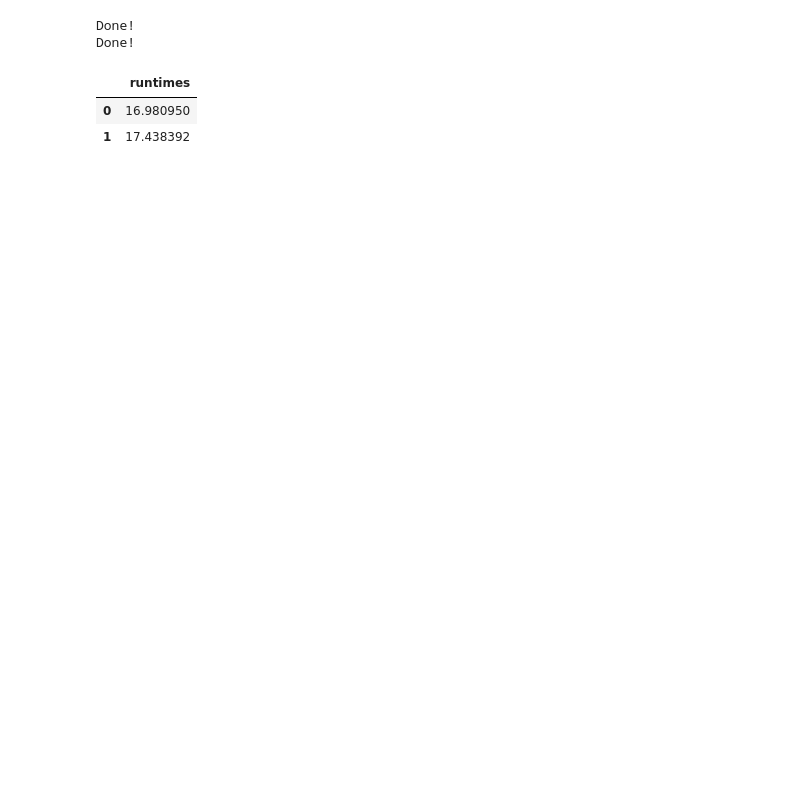
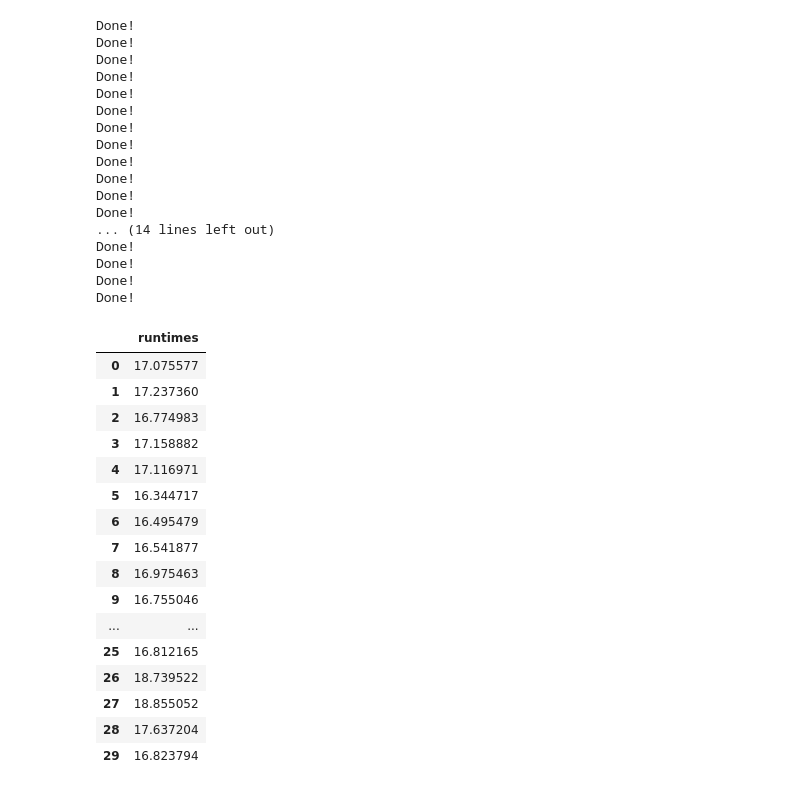
Before and after one commit to stefan-grafberger/deem22-what-if-experiments, a Jupyter notebook: whatif/experiments/corruption_experiments.ipynb, the cells around one changed output. Cells and saved outputs as stored; diff of their text form; code cells hidden in the pictures; blank space fills up the shorter version.

```diff
--- a/whatif/experiments/corruption_experiments.ipynb
+++ b/whatif/experiments/corruption_experiments.ipynb
@@ -114,16 +170,45 @@ corruption_qualitative_credit_corruption_naive
 # %%
 credit_corruption_naive_exec_times = measure_credit_corruption_naive_exec_time(debug=False,
                                                                                corruption_percentages=[0.2, 0.5, 0.9],
                                                                                corrupt_features=["age", "workclass", "education"],
-                                                                               repeats=2)
+                                                                               repeats=30)
 save_to_csv(credit_corruption_naive_exec_times, "credit_corruption_naive_exec_times")
 credit_corruption_naive_exec_times
 # %% [output]
 Done!
 Done!
+Done!
+Done!
+Done!
+Done!
+Done!
+Done!
+Done!
+Done!
+Done!
+Done!
+... (14 lines left out)
+Done!
+Done!
+Done!
+Done!
 |  | runtimes |
-| 0 | 16.980950 |
-| 1 | 17.438392 |
+| 0 | 17.075577 |
+| 1 | 17.237360 |
+| 2 | 16.774983 |
+| 3 | 17.158882 |
+| 4 | 17.116971 |
+| 5 | 16.344717 |
+| 6 | 16.495479 |
+| 7 | 16.541877 |
+| 8 | 16.975463 |
+| 9 | 16.755046 |
+| ... | ... |
+| 25 | 16.812165 |
+| 26 | 18.739522 |
+| 27 | 18.855052 |
+| 28 | 17.637204 |
+| 29 | 16.823794 |
 # %%
 # Other params hard-coded currently
 # corruption_percentages=[0.2, 0.5, 0.9], corrupt_features=["age", "workclass", "education"]
```
Also changed, not shown: parts of 7 cells of this notebook, 23 other files.
